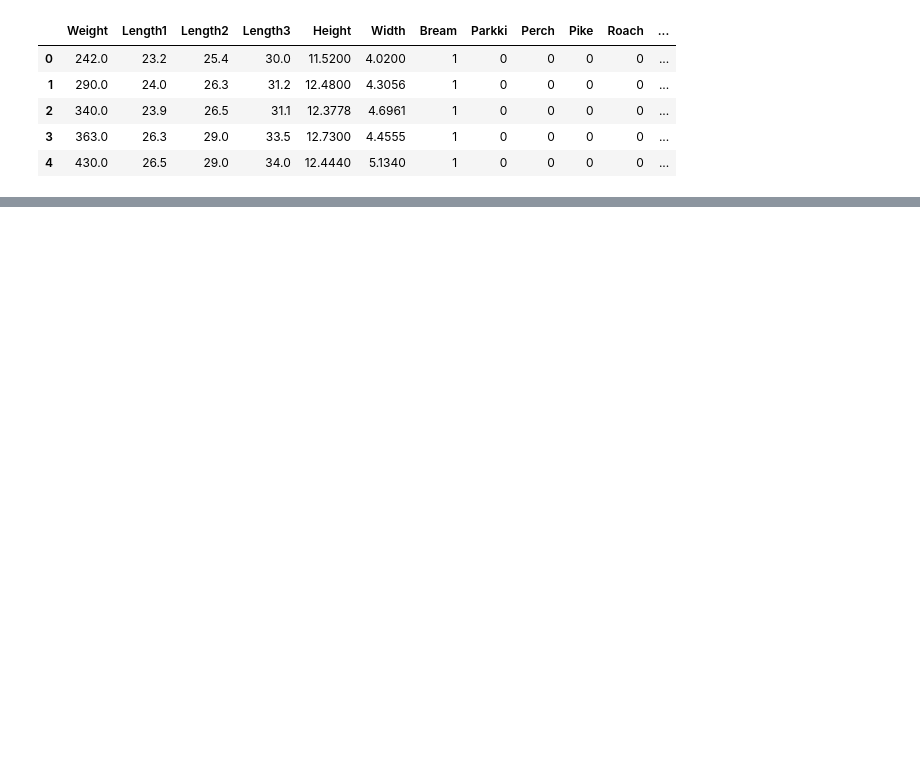
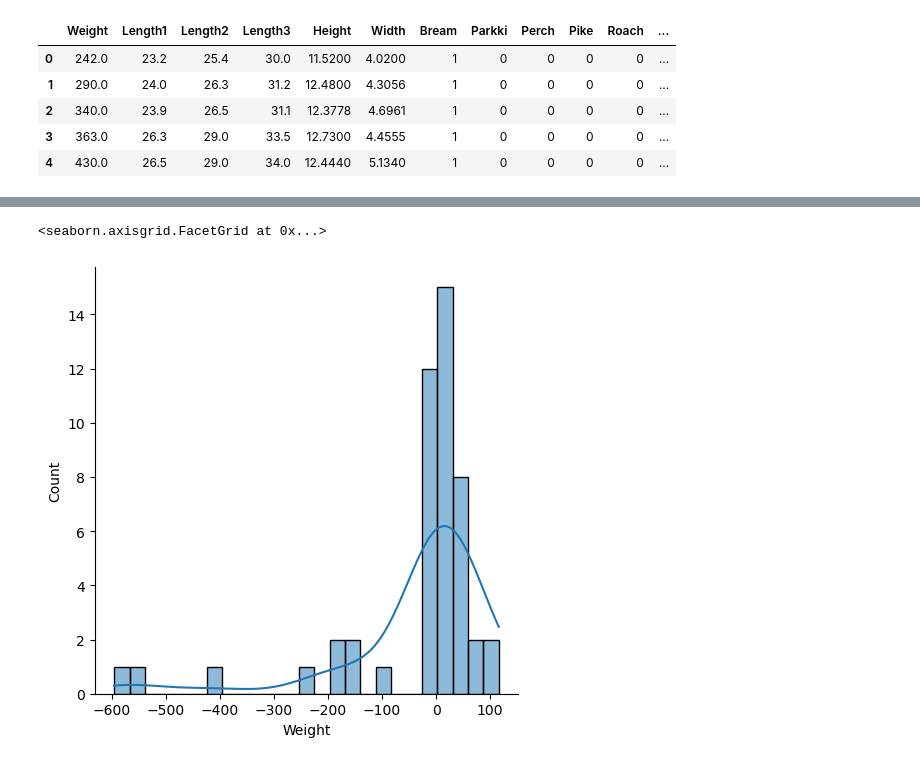
Before and after one commit to Pancreas9000/DATA-SCIENCE-PROJECTS, a Jupyter notebook: Fish/pez.ipynb, the cells around one changed output, grey strips where cells are left out. Cells and saved outputs as stored; diff of their text form; code cells hidden in the pictures; blank space fills up the shorter version.

```diff
--- a/Fish/pez.ipynb
+++ b/Fish/pez.ipynb
@@ -48,0 +169,5 @@ sns.pairplot(fish[fish['Perch']==1][['Weight','Length1','Length2','Length3','Hei
+# %%
+sns.displot(residuals,bins=25,kde=True)
+# %% [output]
+<seaborn.axisgrid.FacetGrid at 0x...>
+[figure, added]
```
Also changed, not shown: parts of 43 cells of this notebook, 1 other file.
